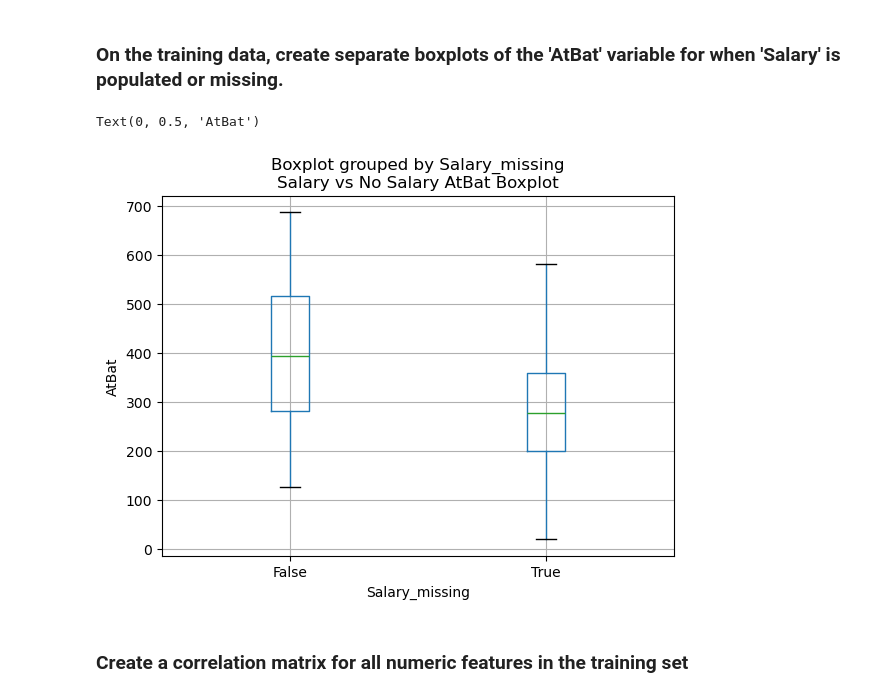
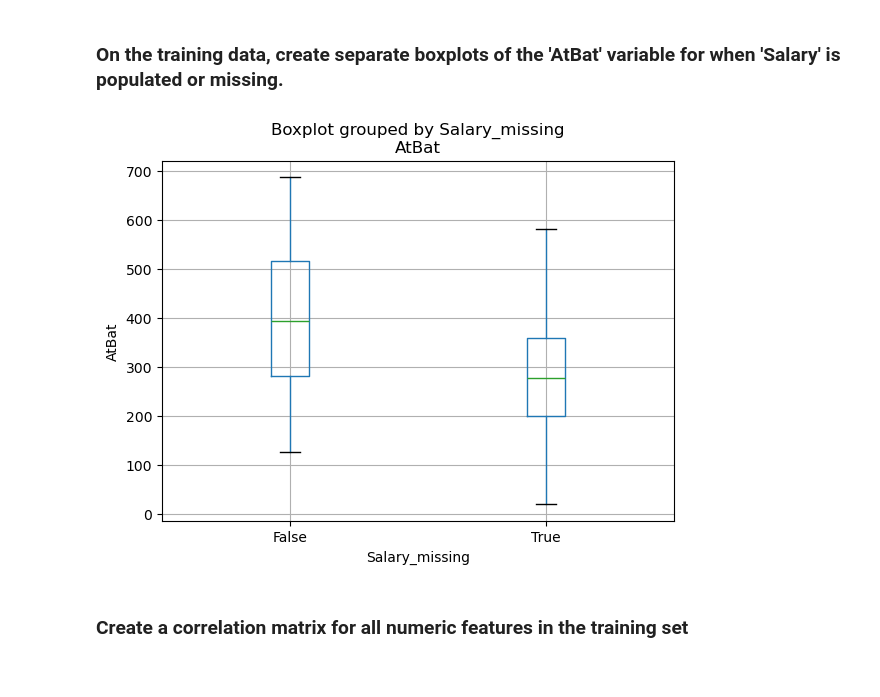
Before and after one commit to Tahmeed65/code_2600, a Jupyter notebook: mod03_eda.ipynb, the cells around one changed output. Cells and saved outputs as stored; diff of their text form; code cells hidden in the pictures.

Commit message:
salary_missing changes

```diff
--- a/mod03_eda.ipynb
+++ b/mod03_eda.ipynb
@@ -168,11 +168,11 @@ I think a situation where this could happen would be when a variable has placeho
 # %%
 Train['Salary_missing'] = Train['Salary'].isna()
 Train.boxplot(column='AtBat', by='Salary_missing')
-plt.title('Salary vs No Salary AtBat Boxplot')
+plt.xlabel('Salary_missing')
 plt.ylabel('AtBat')
+plt.show()
 # %% [output]
-Text(0, 0.5, 'AtBat')
-[figure, old version]
+[figure, new version]
 # %% [markdown]
 ### Create a correlation matrix for all numeric features in the training set
 # %%
```
